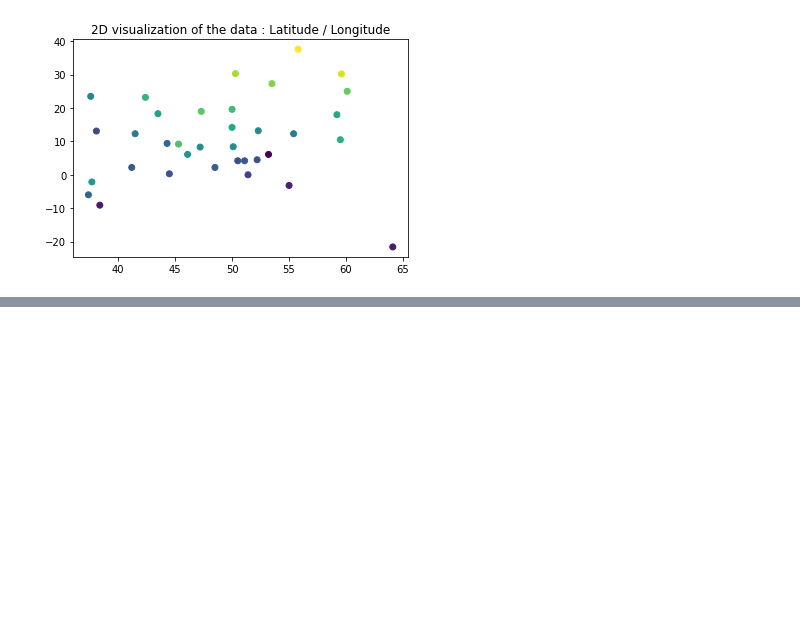
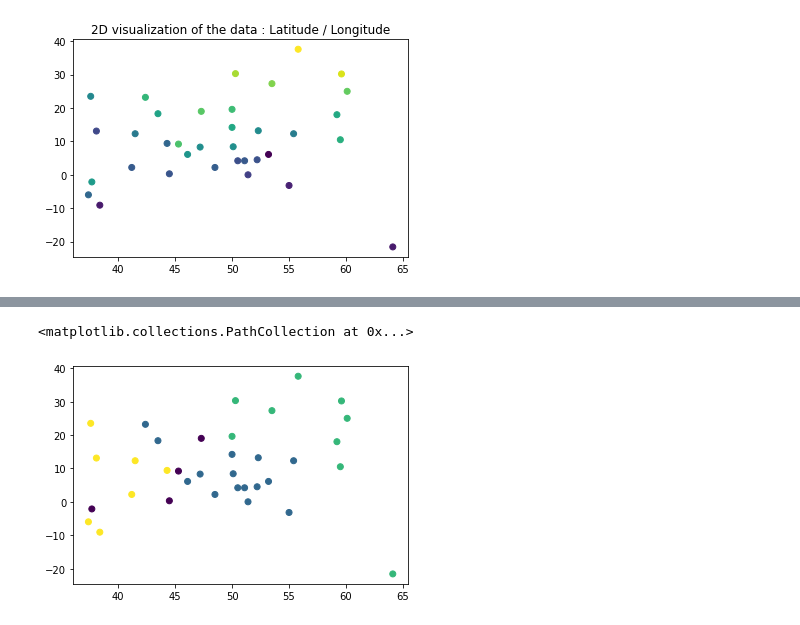
Before and after one commit to Esbrouffes/MLChall1, a Jupyter notebook: thibault.ipynb, the cells around one changed output, grey strips where cells are left out. Cells and saved outputs as stored; diff of their text form; code cells hidden in the pictures; blank space fills up the shorter version.

```diff
--- a/thibault.ipynb
+++ b/thibault.ipynb
@@ -124,0 +127,17 @@ map
+# %%
+# We can see that for different fields ( Moyenne / Amplitude), there are a lot of disparities in the given regions.
+# Let's use our knowledge in clustering to find clusters to regroup cities with similar caracteristics.
+
+
+#Let's try to find clusters:
+plt.figure()
+
+new_temp = temperature.drop(['Ville','Region','Latitude','Longitude',"Amplitude","Moyenne" ], axis=1)
+
+kmeans = KMeans(n_clusters=4,n_init=10,init='random').fit(new_temp) #trying to find 4 clusters, 4 being a purely aritrairy number
+centers=kmeans.cluster_centers_
+kmeans.labels_
+plt.scatter(temperature['Latitude'], temperature['Longitude'],c=kmeans.labels_) # === draw on map = better
+# %% [output]
+<matplotlib.collections.PathCollection at 0x...>
+[figure, added]
```
Also changed, not shown: parts of 6 cells of this notebook.
